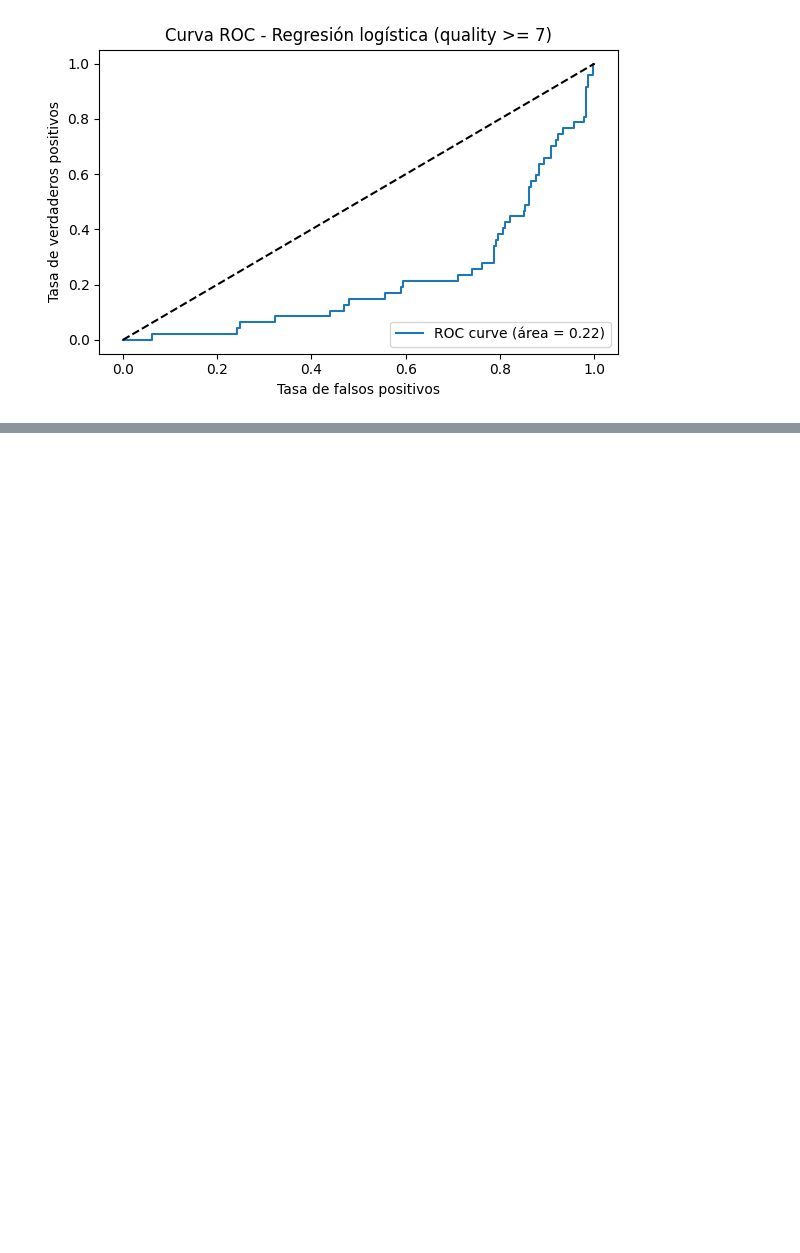
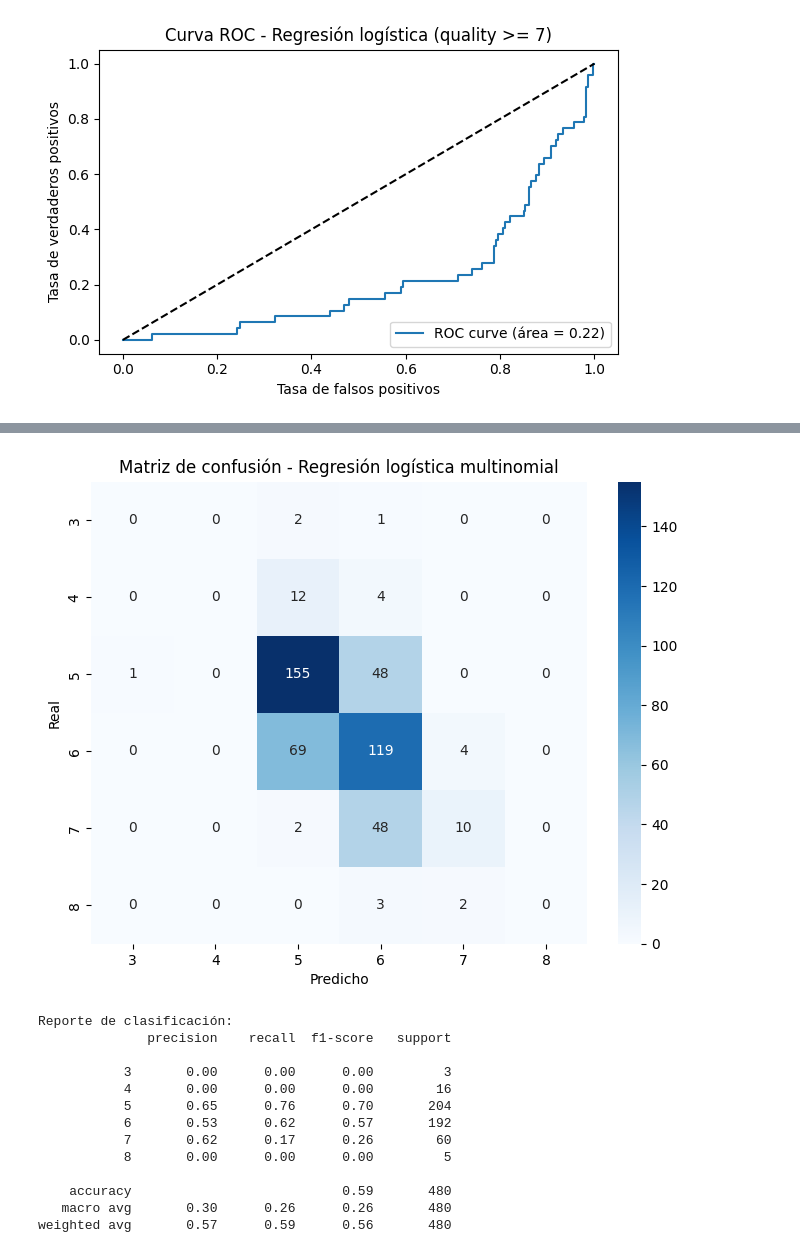
Before and after one commit to matycody/TP-1, a Jupyter notebook: regresion_python.ipynb, the cells around one changed output, grey strips where cells are left out. Drawn from its saved outputs; the diff is of its cells as text; code cells hidden in the pictures; blank space fills up the shorter version.

```diff
--- a/regresion_python.ipynb
+++ b/regresion_python.ipynb
@@ -399,0 +408,17 @@ plt.show()
+# %%
+import pandas as pd
+from sklearn.model_selection import train_test_split
+
+# Cargar datos
+df = pd.read_csv('winequality-red.csv', sep=';')
+
+# Definir variables predictoras y respuesta
+X = df.drop('quality', axis=1)
+y = df['quality']
+
+# División en train y test
+df_train, df_test = train_test_split(df, test_size=0.3, random_state=42, stratify=y)
+X_train = df_train.drop('quality', axis=1)
+y_train = df_train['quality']
+X_test = df_test.drop('quality', axis=1)
+y_test = df_test['quality']
@@ -399,0 +429,6 @@ plt.show()
+# %%
+from sklearn.linear_model import LogisticRegression
+
+# Ajuste del modelo multinomial
+logreg_multi = LogisticRegression(multi_class='multinomial', solver='lbfgs', max_iter=1000)
+logreg_multi.fit(X_train, y_train)
@@ -399,0 +449,3 @@ plt.show()
+# %%
+# Predicción sobre test
+y_pred = logreg_multi.predict(X_test)
@@ -399,0 +456,30 @@ plt.show()
+# %%
+from sklearn.metrics import confusion_matrix, classification_report
+import matplotlib.pyplot as plt
+import seaborn as sns
+
+cm = confusion_matrix(y_test, y_pred)
+plt.figure(figsize=(8,6))
+sns.heatmap(cm, annot=True, fmt='d', cmap='Blues', xticklabels=logreg_multi.classes_, yticklabels=logreg_multi.classes_)
+plt.xlabel('Predicho')
+plt.ylabel('Real')
+plt.title('Matriz de confusión - Regresión logística multinomial')
+plt.show()
+
+print('Reporte de clasificación:')
+print(classification_report(y_test, y_pred))
+# %% [output]
+[figure, added]
+Reporte de clasificación:
+              precision    recall  f1-score   support
+
+           3       0.00      0.00      0.00         3
+           4       0.00      0.00      0.00        16
+           5       0.65      0.76      0.70       204
+           6       0.53      0.62      0.57       192
+           7       0.62      0.17      0.26        60
+           8       0.00      0.00      0.00         5
+
+    accuracy                           0.59       480
+   macro avg       0.30      0.26      0.26       480
+weighted avg       0.57      0.59      0.56       480
```
Also changed, not shown: parts of 9 cells of this notebook, 5 other files.
